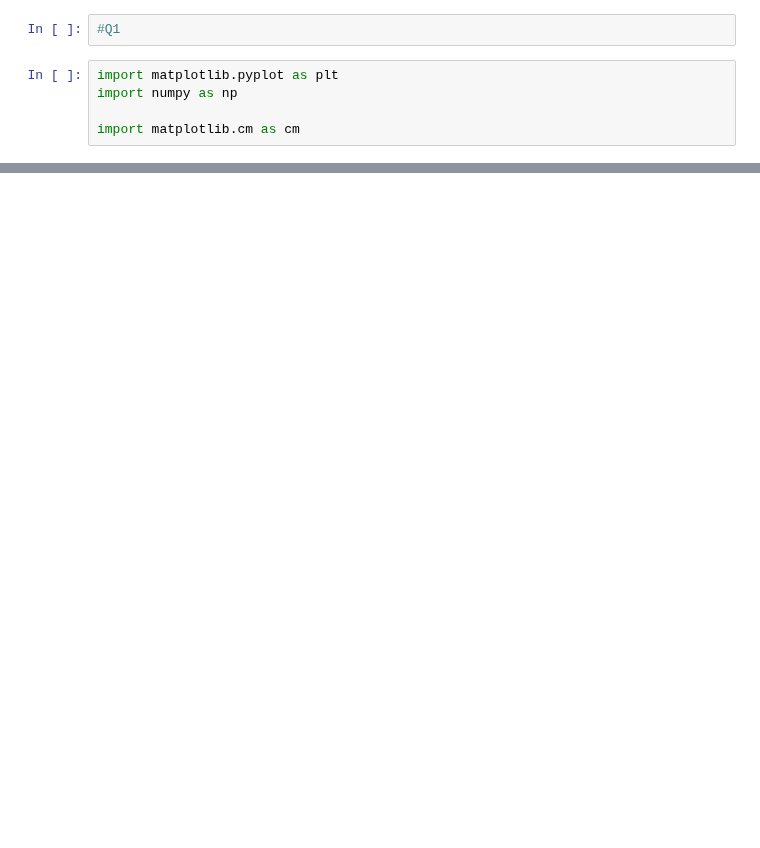
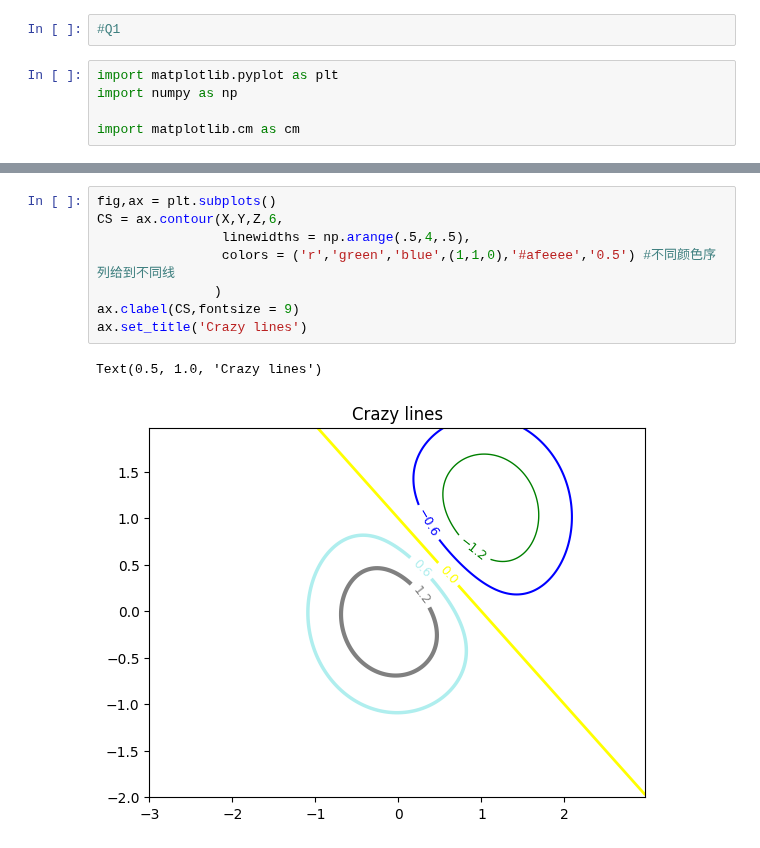
Before and after one commit to Arch-jyh/iris_books, a Jupyter notebook: math_easy/Linear_algebra/1/quiz1_5.ipynb, the cells around one changed output, grey strips where cells are left out. Cells and saved outputs as stored; diff of their text form; blank space fills up the shorter version.

```diff
--- a/math_easy/Linear_algebra/1/quiz1_5.ipynb
+++ b/math_easy/Linear_algebra/1/quiz1_5.ipynb
@@ -23,0 +45,11 @@ Text(0.5, 1.0, 'Siplest default with labels')
+# %%
+fig,ax = plt.subplots()
+CS = ax.contour(X,Y,Z,6,
+                linewidths = np.arange(.5,4,.5),
+                colors = ('r','green','blue',(1,1,0),'#afeeee','0.5') #不同颜色序列给到不同线
+               )
+ax.clabel(CS,fontsize = 9)
+ax.set_title('Crazy lines')
+# %% [output]
+Text(0.5, 1.0, 'Crazy lines')
+[figure, added]
```
Also changed, not shown: parts of 14 cells of this notebook.
